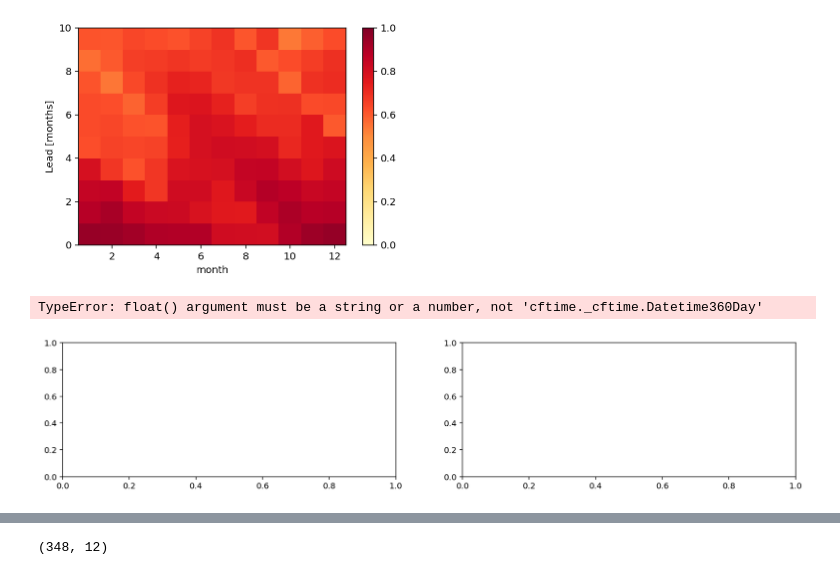
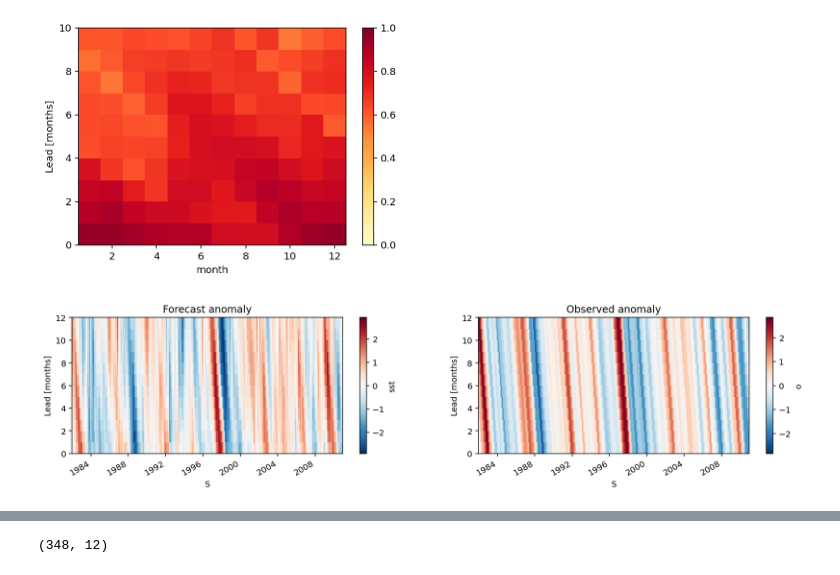
Before and after one commit to mktippett/ENSO, a Jupyter notebook: ForecastVerification.ipynb, the cells around one changed output, grey strips where cells are left out. Saved outputs shown, nothing was run; the diff lists cells and outputs as text; code cells hidden in the pictures.

Commit message:
Add files via upload
Fixed fa and oa plotting error.

```diff
--- a/ForecastVerification.ipynb
+++ b/ForecastVerification.ipynb
@@ -20,9 +20,9 @@ obs_ds = xr.open_dataset(obs_url,decode_times=False)
 o = obs_ds.sst
 cfsv2_ds = xr.open_dataset(cfsv2_url,decode_times=False)
 T_ds = xr.open_dataset(T_url,decode_times=False)
-V = T_ds.T
+T = T_ds.T
 # %%
-cfsv2_ds["o"] = (( "L", "S"), o.sel(T=V))
+cfsv2_ds["o"] = (( "L", "S"), o.sel(T=T))
 cfsv2_ds
 # %% [output]
 <xarray.Dataset>
@@ -55,11 +55,14 @@ ac.plot(x="month",y="L",cmap=plt.cm.YlOrRd,vmin=0.0,vmax=1.0);
 # %% [output]
 [figure]
 # %%
+# FIX
+fa.coords['S'] = [np.datetime64(it) for it in fa.S.values ]
+oa.coords['S'] = [np.datetime64(it) for it in oa.S.values ]
+#
 fig, axs = plt.subplots(1, 2, figsize=(16,3))
-fa.plot(ax=axs[0])
+fa.plot(ax=axs[0],x="S",y="L")
 axs[0].set_title("Forecast anomaly")
 oa.plot(ax=axs[1],x="S",y="L")
 axs[1].set_title("Observed anomaly");
 # %% [output]
-TypeError: float() argument must be a string or a number, not 'cftime._cftime.Datetime360Day'
-[figure, old version]
+[figure, new version]
```
Also changed, not shown: parts of 5 cells of this notebook.
